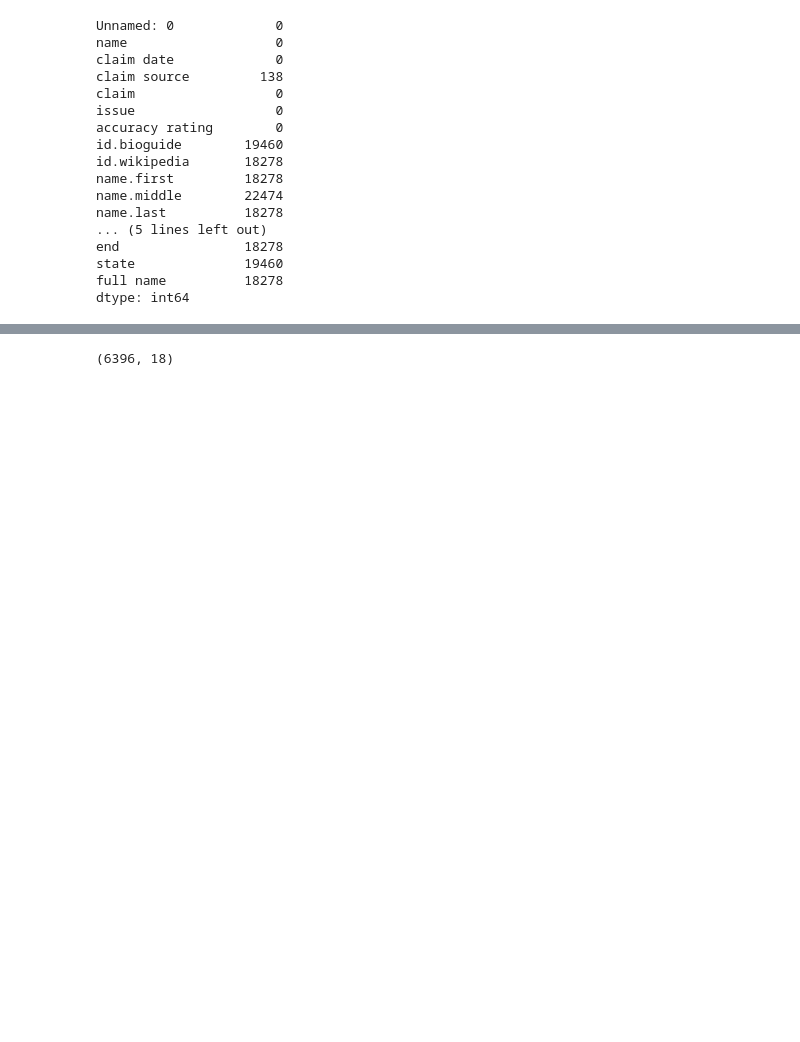
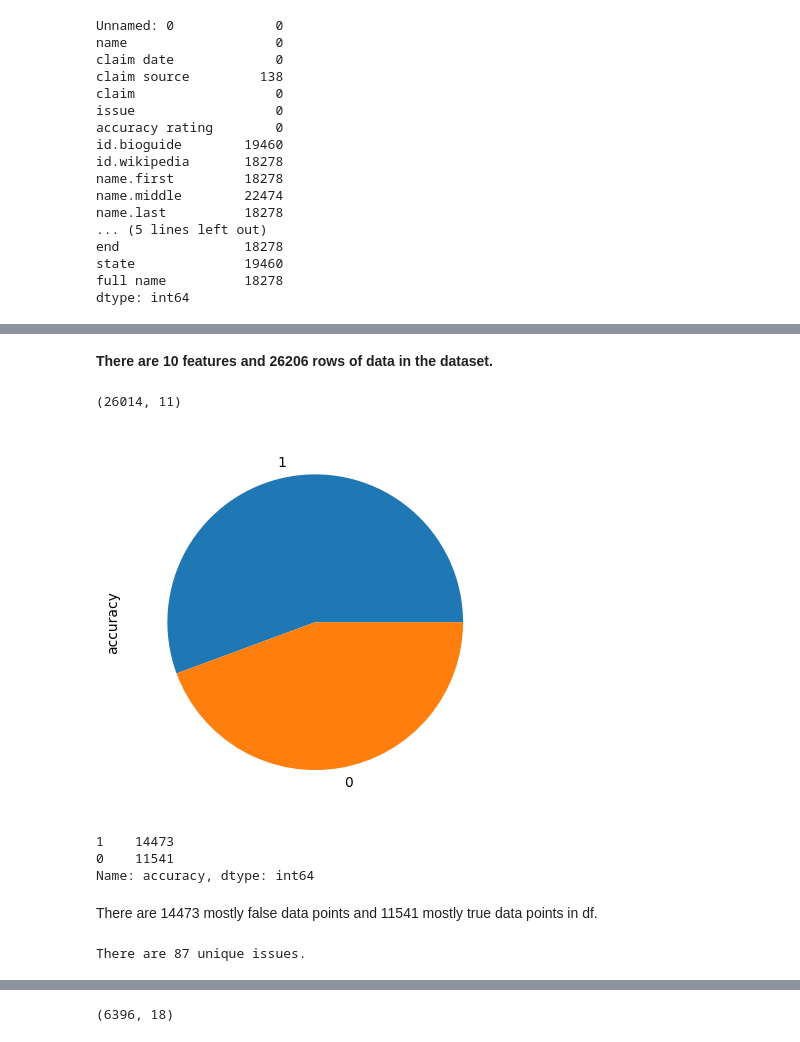
Before and after one commit to lohdaijiu/BT4222_FakeNewsClassifier, a Jupyter notebook: EDA.ipynb, the cells around one changed output, grey strips where cells are left out. Saved outputs shown, nothing was run; the diff lists cells and outputs as text; code cells hidden in the pictures; blank space fills up the shorter version.

```diff
--- a/EDA_bio.ipynb
+++ b/EDA.ipynb
@@ -10 +12,3 @@ Drop all the name columns first as not using. Then drop the rows with NA
+# %%
+df = pd.read_csv("politifact_data.csv")
 # %%
@@ -30,0 +46,30 @@ dtype: int64
+# %% [markdown]
+<b> There are 10 features and 26206 rows of data in the dataset. </b>
+# %%
+df.isna().sum()
+df.dropna(inplace = True)
+df.reset_index(inplace = True)
+# %%
+df.shape
+# %% [output]
+(26014, 11)
+# %%
+true = ['mostly-true', 'TRUE']
+false = ['barely-true', 'FALSE', 'half-true', 'pants-fire']
+df['accuracy'] = df['accuracy rating'].apply(lambda x: 0 if x in false else 1) # assign numerical value to labels
+# %%
+df['accuracy'].value_counts().plot(kind='pie')
+plt.show()
+print(df['accuracy'].value_counts())
+# %% [output]
+[figure, added]
+1    14473
+0    11541
+Name: accuracy, dtype: int64
+# %% [markdown]
+There are 14473 mostly false data points and 11541 mostly true data points in df.
+# %%
+num_unique_issues = df['issue'].nunique()
+print(f'There are {num_unique_issues} unique issues.')
+# %% [output]
+There are 87 unique issues.
```
Also changed, not shown: parts of 13 cells of this notebook.
